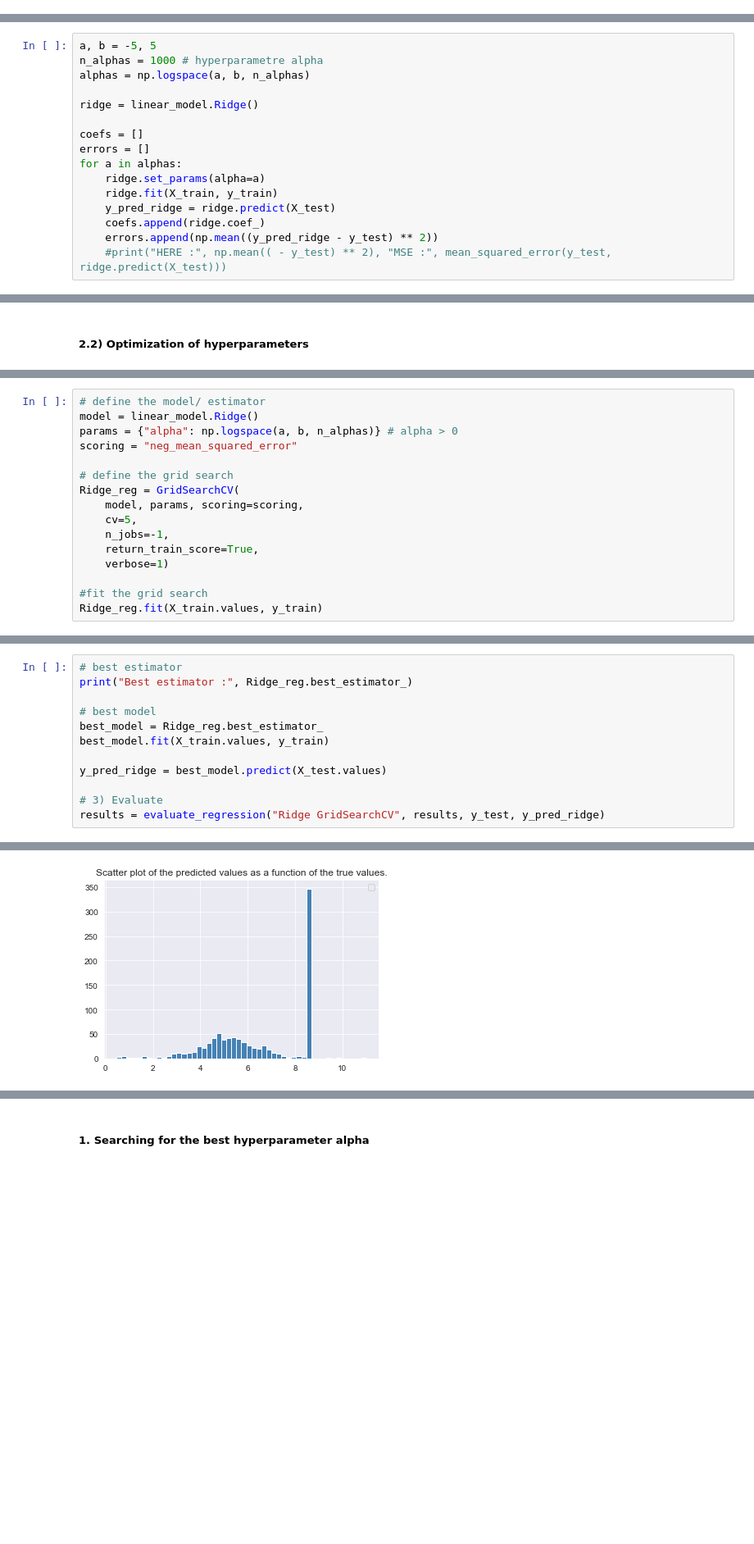
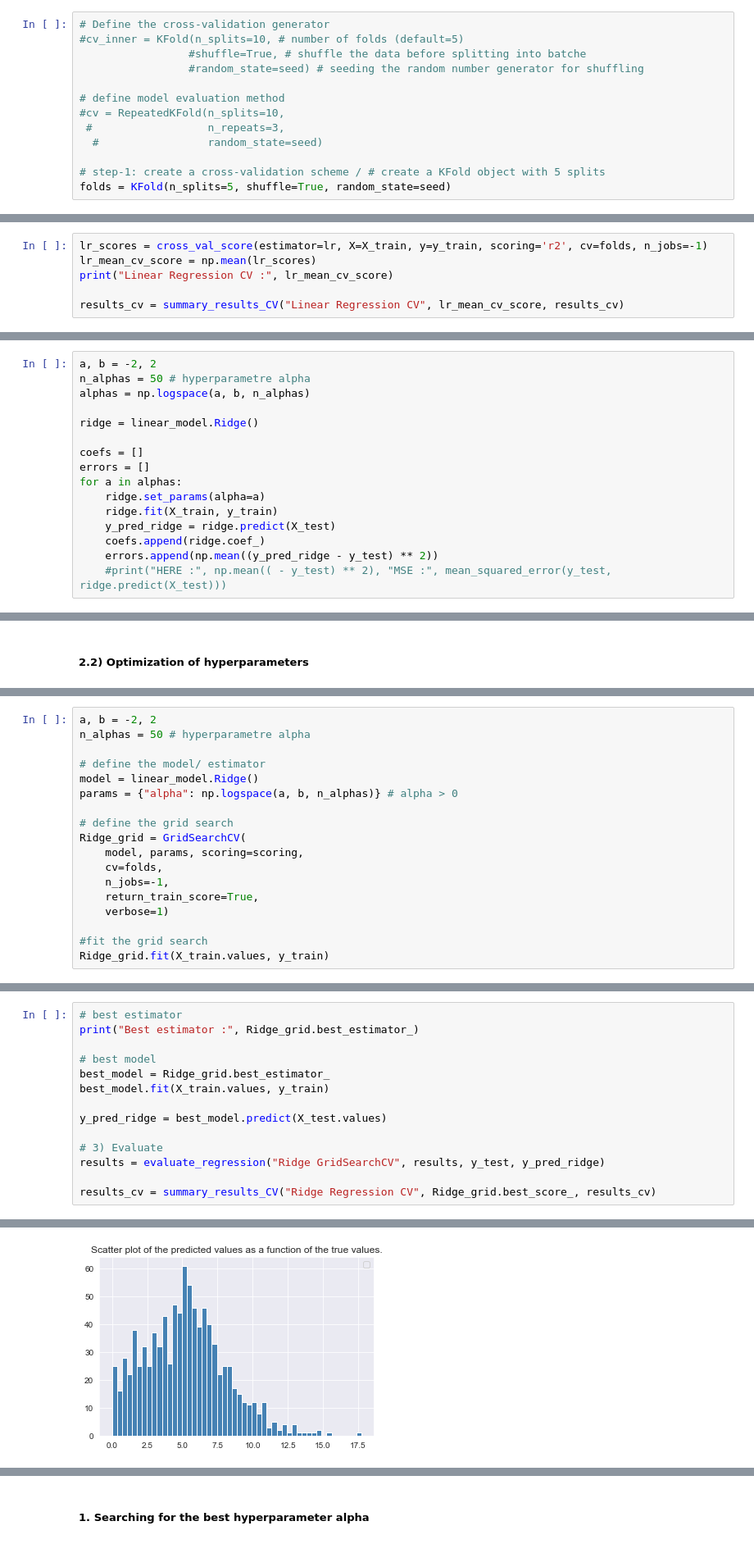
Before and after one commit to oumeima-elgharbi/P4_Data_Science_OpenClassrooms, a Jupyter notebook: P4_04_prediction_natural_gas.ipynb, the cells around one changed output, grey strips where cells are left out. Shown at 82% size. Cells and saved outputs as stored; diff of their text form; blank space fills up the shorter version.

```diff
--- a/P4_04_prediction_natural_gas.ipynb
+++ b/P4_04_prediction_natural_gas.ipynb
@@ -686,0 +190,13 @@ Prediction for :  Log-NaturalGas(kBtu)
+# %%
+# Define the cross-validation generator
+#cv_inner = KFold(n_splits=10, # number of folds (default=5)
+                 #shuffle=True, # shuffle the data before splitting into batche
+                 #random_state=seed) # seeding the random number generator for shuffling
+
+# define model evaluation method
+#cv = RepeatedKFold(n_splits=10,
+ #                  n_repeats=3,
+  #                 random_state=seed)
+
+# step-1: create a cross-validation scheme / # create a KFold object with 5 splits
+folds = KFold(n_splits=5, shuffle=True, random_state=seed)
@@ -708,0 +252,6 @@ Prediction for :  Log-NaturalGas(kBtu)
+# %%
+lr_scores = cross_val_score(estimator=lr, X=X_train, y=y_train, scoring='r2', cv=folds, n_jobs=-1)
+lr_mean_cv_score = np.mean(lr_scores)
+print("Linear Regression CV :", lr_mean_cv_score)
+
+results_cv = summary_results_CV("Linear Regression CV", lr_mean_cv_score, results_cv)
@@ -721,8 +274,8 @@ scoring = 'r2'
 # %% [markdown]
 ##### 1. Searching for the best hyperparameter alpha
 # %%
-a, b = -5, 5
-n_alphas = 1000 # hyperparametre alpha
+a, b = -2, 2
+n_alphas = 50 # hyperparametre alpha
 alphas = np.logspace(a, b, n_alphas)
 
 ridge = linear_model.Ridge()
@@ -805,17 +358,19 @@ param_grid_ridge[0].keys()
 # %%
+a, b = -2, 2
+n_alphas = 50 # hyperparametre alpha
+
 # define the model/ estimator
 model = linear_model.Ridge()
 params = {"alpha": np.logspace(a, b, n_alphas)} # alpha > 0
-scoring = "neg_mean_squared_error"
 
 # define the grid search
-Ridge_reg = GridSearchCV(
+Ridge_grid = GridSearchCV(
     model, params, scoring=scoring,
-    cv=5,
+    cv=folds,
     n_jobs=-1,
     return_train_score=True,
     verbose=1)
 
 #fit the grid search
-Ridge_reg.fit(X_train.values, y_train)
+Ridge_grid.fit(X_train.values, y_train)
 # %% [output]
@@ -840,13 +391,15 @@ GridSearchCV(cv=5, estimator=Ridge(), n_jobs=-1,
 # %%
 # best estimator
-print("Best estimator :", Ridge_reg.best_estimator_)
+print("Best estimator :", Ridge_grid.best_estimator_)
 
 # best model
-best_model = Ridge_reg.best_estimator_
+best_model = Ridge_grid.best_estimator_
 best_model.fit(X_train.values, y_train)
 
 y_pred_ridge = best_model.predict(X_test.values)
 
 # 3) Evaluate
 results = evaluate_regression("Ridge GridSearchCV", results, y_test, y_pred_ridge)
+
+results_cv = summary_results_CV("Ridge Regression CV", Ridge_grid.best_score_, results_cv)
 # %% [output]
@@ -861 +417 @@ Prediction for :  Log-NaturalGas(kBtu)
-[figure, old version]
+[figure, new version]
```
Also changed, not shown: parts of 146 cells of this notebook, 3 other files.
